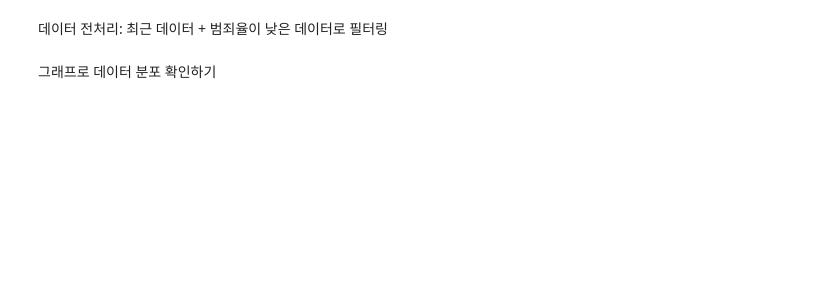
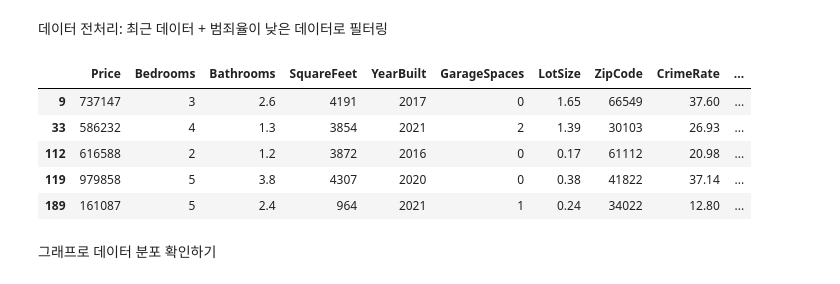
Before and after one commit to yonggyo1125/ax_study, a Jupyter notebook: 04_MACHINE_LEARNING/src/04_machine_learning/chapter02/01.ipynb, the cells around one changed output. Cells and saved outputs as stored; diff of their text form; code cells hidden in the pictures; blank space fills up the shorter version.

```diff
--- a/04_MACHINE_LEARNING/src/04_machine_learning/chapter02/01.ipynb
+++ b/04_MACHINE_LEARNING/src/04_machine_learning/chapter02/01.ipynb
@@ -7,4 +20,15 @@ USA 주택 데이터(CSV) 불러오기
 # %% [markdown]
 데이터 전처리: 최근 데이터 + 범죄율이 낮은 데이터로 필터링
+# %%
+df = df[(df['YearBuilt'] > 2015) & (df['CrimeRate'] < 40)]
+
+df.head()
+# %% [output]
+|  | Price | Bedrooms | Bathrooms | SquareFeet | YearBuilt | GarageSpaces | LotSize | ZipCode | CrimeRate | ... |
+| 9 | 737147 | 3 | 2.6 | 4191 | 2017 | 0 | 1.65 | 66549 | 37.60 | ... |
+| 33 | 586232 | 4 | 1.3 | 3854 | 2021 | 2 | 1.39 | 30103 | 26.93 | ... |
+| 112 | 616588 | 2 | 1.2 | 3872 | 2016 | 0 | 0.17 | 61112 | 20.98 | ... |
+| 119 | 979858 | 5 | 3.8 | 4307 | 2020 | 0 | 0.38 | 41822 | 37.14 | ... |
+| 189 | 161087 | 5 | 2.4 | 964 | 2021 | 1 | 0.24 | 34022 | 12.80 | ... |
 # %% [markdown]
 그래프로 데이터 분포 확인하기
```
Also changed, not shown: parts of 9 cells of this notebook, 2 other files.
